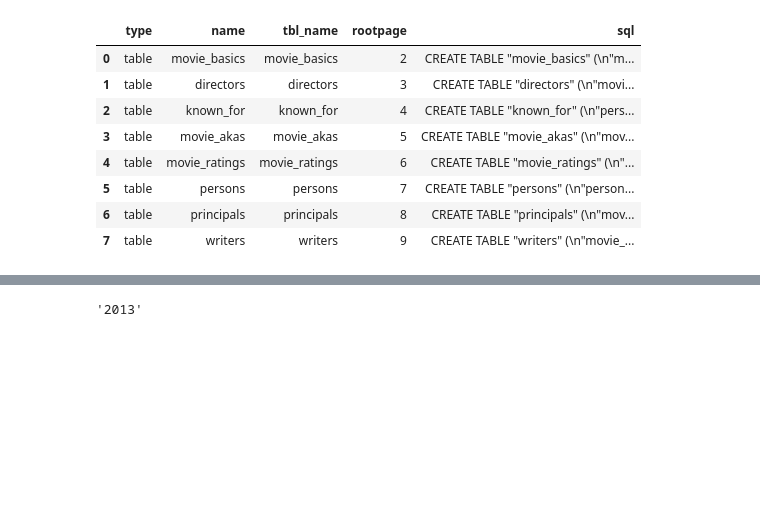
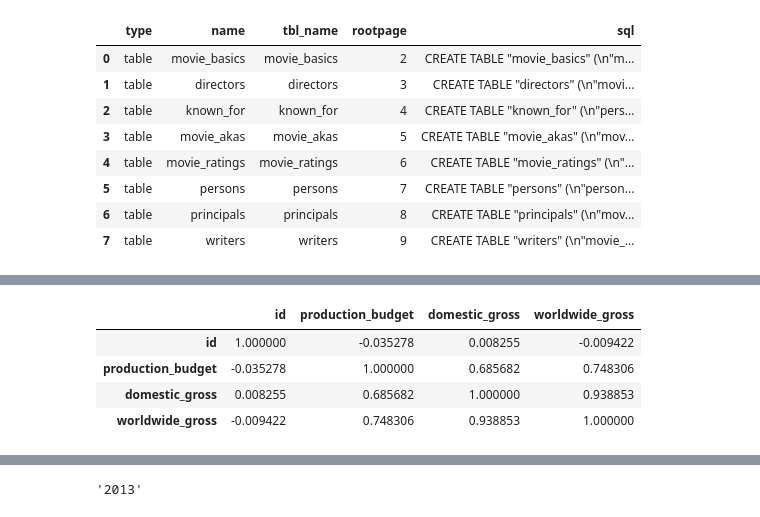
Before and after one commit to ran0027/microsoft_movie_analysis, a Jupyter notebook: Presentation.ipynb, the cells around one changed output, grey strips where cells are left out. Saved outputs shown, nothing was run; the diff lists cells and outputs as text; code cells hidden in the pictures; blank space fills up the shorter version.

```diff
--- a/Presentation.ipynb
+++ b/Presentation.ipynb
@@ -72,0 +89,8 @@ tn_films.head()
+# %%
+tn_films.corr()
+# %% [output]
+|  | id | production_budget | domestic_gross | worldwide_gross |
+| id | 1.000000 | -0.035278 | 0.008255 | -0.009422 |
+| production_budget | -0.035278 | 1.000000 | 0.685682 | 0.748306 |
+| domestic_gross | 0.008255 | 0.685682 | 1.000000 | 0.938853 |
+| worldwide_gross | -0.009422 | 0.748306 | 0.938853 | 1.000000 |
```
Also changed, not shown: parts of 8 cells of this notebook.
